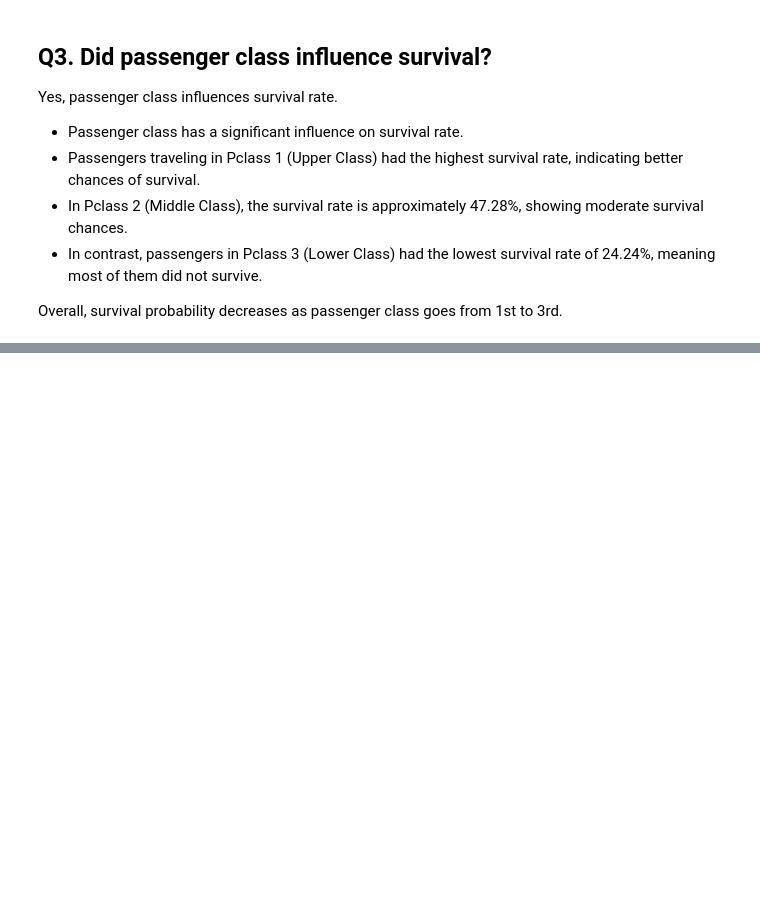
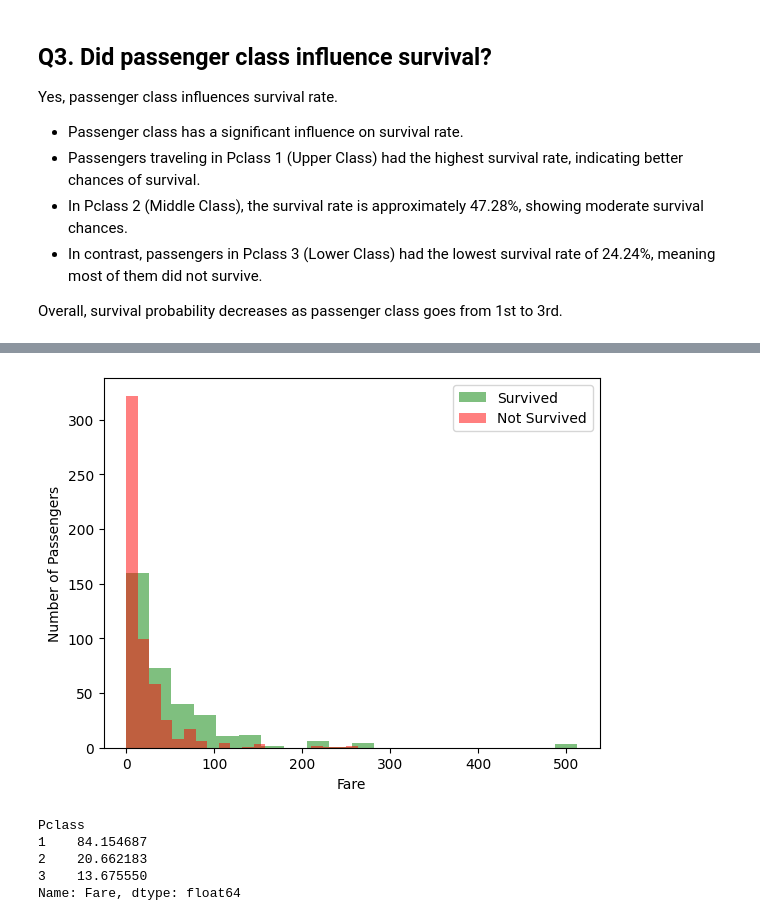
Before and after one commit to CodebySiyam/Hands-On-Data-Analysis-and-ML, a Jupyter notebook: titanic-survival-analysis/titanic_logistic_regression.ipynb, the cells around one changed output, grey strips where cells are left out. Saved outputs shown, nothing was run; the diff lists cells and outputs as text; code cells hidden in the pictures; blank space fills up the shorter version.

```diff
--- a/titanic-survival-analysis/titanic_logistic_regression.ipynb
+++ b/titanic-survival-analysis/titanic_logistic_regression.ipynb
@@ -400,0 +521,20 @@ Overall, survival probability decreases as passenger class goes from 1st to 3rd.
+# %%
+# get numbers of surviver according to 'Fare' value
+plt.hist(df[df['Survived']==1]['Fare'], bins=20, alpha=0.5, label='Survived',color='green')
+plt.hist(df[df['Survived']==0]['Fare'], bins=20, alpha=0.5, label='Not Survived',color='red')
+
+plt.xlabel('Fare')
+plt.ylabel('Number of Passengers')
+plt.legend()
+plt.show()
+# %% [output]
+[figure, added]
+# %%
+# Check average Fare values in different Pclass
+df.groupby('Pclass')['Fare'].mean()
+# %% [output]
+Pclass
+1    84.154687
+2    20.662183
+3    13.675550
+Name: Fare, dtype: float64
```
Also changed, not shown: parts of 24 cells of this notebook.
